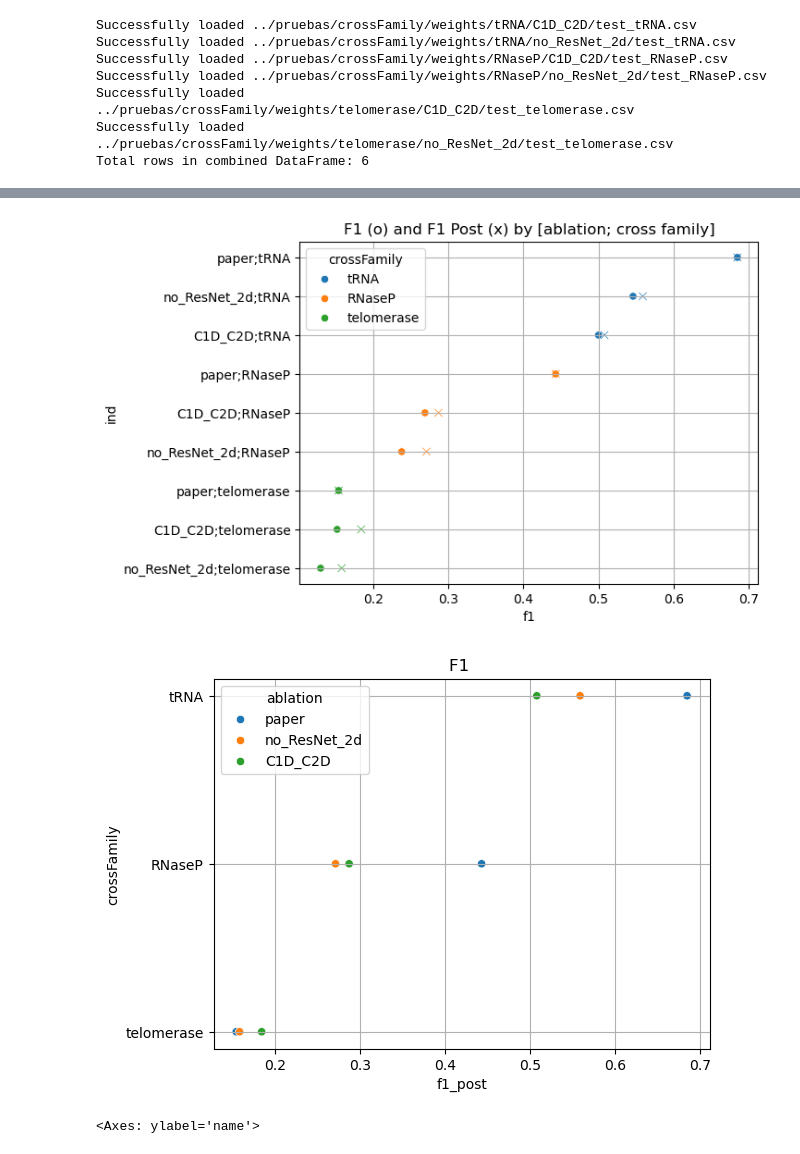
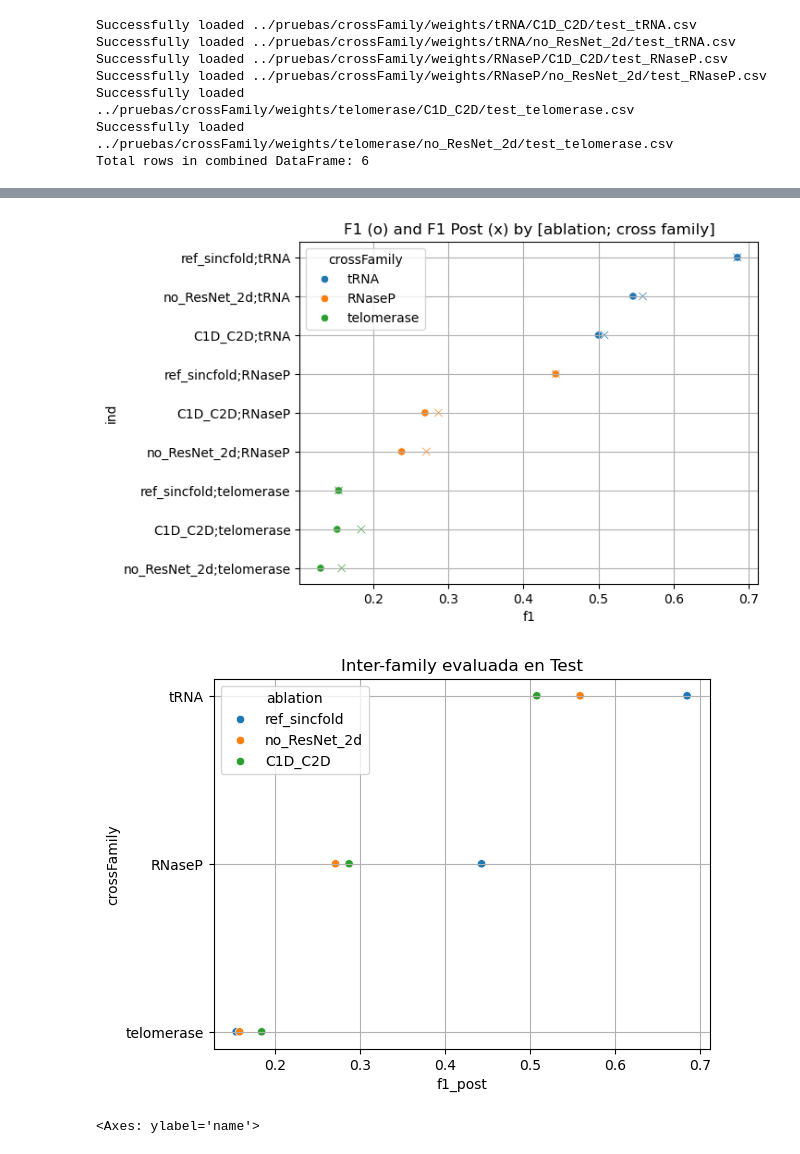
Before and after one commit to Gisch97/sincFold, a Jupyter notebook: analysis/Test.ipynb, the cells around one changed output, grey strips where cells are left out. Saved outputs shown, nothing was run; the diff lists cells and outputs as text; code cells hidden in the pictures.

```diff
--- a/analysis/Test.ipynb
+++ b/analysis/Test.ipynb
@@ -79,9 +79,9 @@ Successfully loaded ../pruebas/crossFamily/weights/telomerase/C1D_C2D/test_telom
 Successfully loaded ../pruebas/crossFamily/weights/telomerase/no_ResNet_2d/test_telomerase.csv
 Total rows in combined DataFrame: 6
 # %%
-tRNA = pd.DataFrame({'f1': [0.685], 'f1_post': [0.685], 'loss': [0], 'ablation': ['paper'], 'crossFamily': ['tRNA']})
-telomerase = pd.DataFrame({'f1': [0.154], 'f1_post': [0.154], 'loss': [0], 'ablation': ['paper'], 'crossFamily': ['telomerase']})
-RNaseP = pd.DataFrame({'f1': [0.443], 'f1_post': [0.443], 'loss': [0], 'ablation': ['paper'], 'crossFamily': ['RNaseP']})
+tRNA = pd.DataFrame({'f1': [0.685], 'f1_post': [0.685], 'loss': [0], 'ablation': ['ref_sincfold'], 'crossFamily': ['tRNA']})
+telomerase = pd.DataFrame({'f1': [0.154], 'f1_post': [0.154], 'loss': [0], 'ablation': ['ref_sincfold'], 'crossFamily': ['telomerase']})
+RNaseP = pd.DataFrame({'f1': [0.443], 'f1_post': [0.443], 'loss': [0], 'ablation': ['ref_sincfold'], 'crossFamily': ['RNaseP']})
 combined_test_log = pd.concat([combined_test_log, tRNA, telomerase, RNaseP])
 del(tRNA)
 del(telomerase)
@@ -148,17 +148,17 @@ plt.grid()
 
 plt.show()
 # %% [output]
-[figure, old version]
+[figure, new version]
 # %%
 
 f = sns.scatterplot(data=combined_test_log.sort_values(by='f1', ascending=False), x='f1_post', y='crossFamily', hue='ablation')
 
-plt.title('F1')
+plt.title('Inter-family evaluada en Test')
 plt.grid()
 
 plt.show()
 # %% [output]
-[figure, old version]
+[figure, new version]
 # %%
 df = pd.concat(
     [pd.read_csv(os.path.join(DATA_PATH, data)).reset_index(drop=True).assign(name=data)
```
Also changed, not shown: parts of 5 cells of this notebook, 3 other files.
